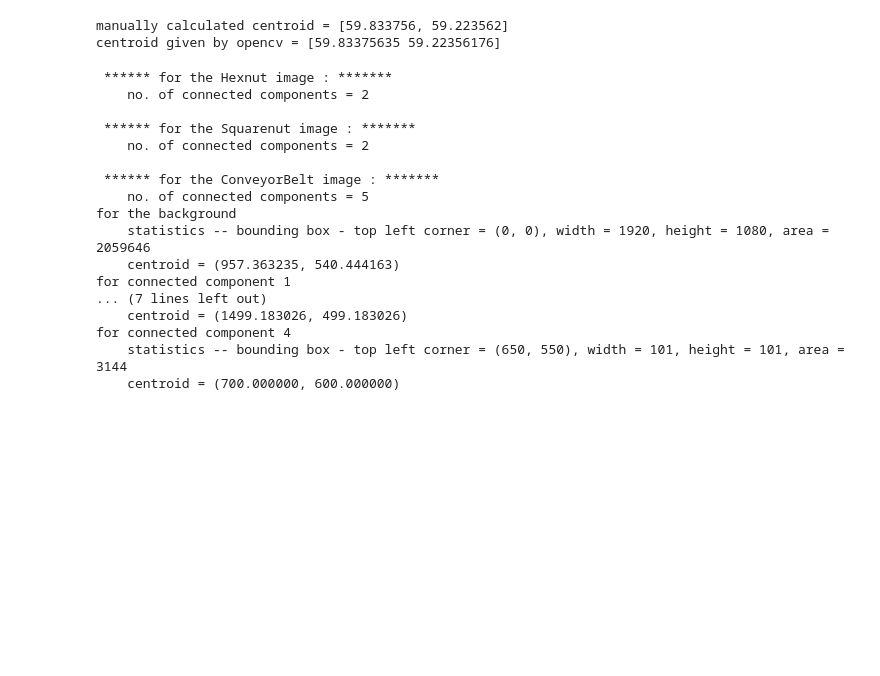
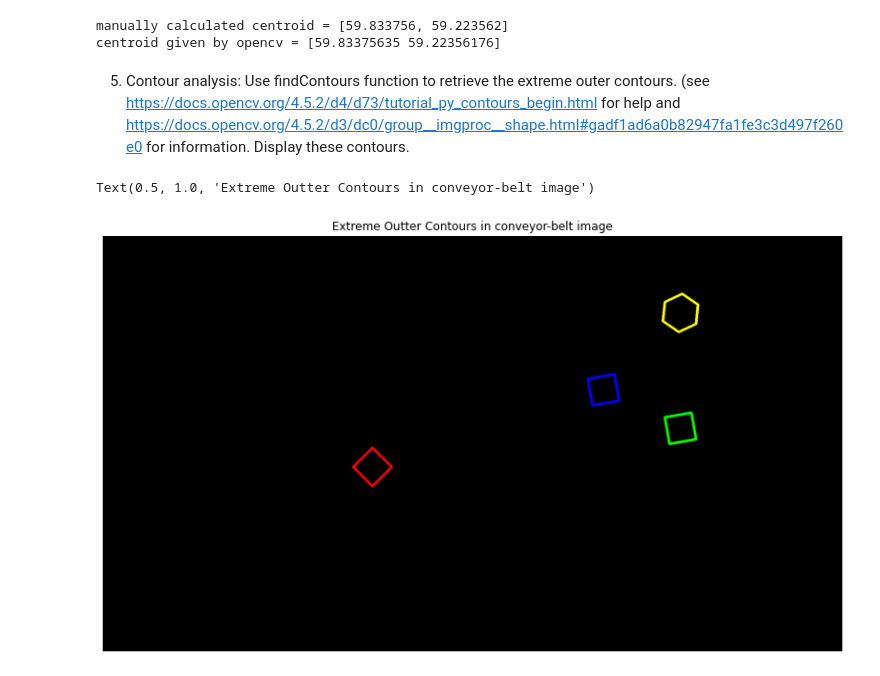
Before and after one commit to rajapaksha-rmpap/EN2550-Assignment-3-190484T, a Jupyter notebook: notebook.ipynb, the cells around one changed output. Saved outputs shown, nothing was run; the diff lists cells and outputs as text; code cells hidden in the pictures; blank space fills up the shorter version.

```diff
--- a/notebook.ipynb
+++ b/notebook.ipynb
@@ -160,31 +160,29 @@ print("centroid given by opencv =", info[0][3][1])
 # %% [output]
 manually calculated centroid = [59.833756, 59.223562]
 centroid given by opencv = [59.83375635 59.22356176]
-# %%
-for i in range(len(colormapped_imgs)):
-    retval, labels, stats, centroids = info[i]
-    print("\n ****** for the", titles[i].split()[3], "image : *******")
-    print("    no. of connected components = %d" %retval)
-for j in range(retval):
-    if j == 0: print("for the background")
-    else: print("for connected component %d" %j)
-    print("    statistics -- bounding box - top left corner = (%d, %d), width = %d, height = %d, area = %d" %(stats[j][0], stats[j][1], stats[j][2], stats[j][3], stats[j][4]))
-    print("    centroid = (%f, %f)" %(centroids[j][0], centroids[j][1]))
-# %% [output]
- ****** for the Hexnut image : *******
-    no. of connected components = 2
-
- ****** for the Squarenut image : *******
-    no. of connected components = 2
-
- ****** for the ConveyorBelt image : *******
-    no. of connected components = 5
-for the background
-    statistics -- bounding box - top left corner = (0, 0), width = 1920, height = 1080, area = 2059646
-    centroid = (957.363235, 540.444163)
-for connected component 1
-... (7 lines left out)
-    centroid = (1499.183026, 499.183026)
-for connected component 4
-    statistics -- bounding box - top left corner = (650, 550), width = 101, height = 101, area = 3144
-    centroid = (700.000000, 600.000000)
+# %% [markdown]
+5. Contour analysis: Use findContours function to retrieve the extreme outer contours. (see https://docs.opencv.org/4.5.2/d4/d73/tutorial_py_contours_begin.html for help and https://docs.opencv.org/4.5.2/d3/dc0/group__imgproc__shape.html#gadf1ad6a0b82947fa1fe3c3d497f260e0 for information.
+Display these contours.
+# %%
+# finding all contours in the Conveyor-belt image
+conveyorbelt_img = closed_imgs[2]
+contours, hierarchy = cv.findContours(conveyorbelt_img, cv.RETR_TREE, cv.CHAIN_APPROX_NONE)
+
+# there are total of 8 contours detected; 4 inner and 4 outter contours
+# the outter contours have the indices 0, 2, 4, 6
+outter_contours = [contours[i] for i in (0, 2, 4, 6)]
+
+# creating a black image with the same shape as the conveyor_f100 img
+black = np.zeros(conveyor_f100.shape).astype(np.uint8)
+
+# creating 4 RGB colors; red, green, blue, yellow
+colors = [(255, 0, 0), (0, 255, 0), (0, 0, 255), (255, 255, 0)]
+
+for i, c in enumerate(outter_contours):
+    cv.drawContours(black, [c], -1, colors[i], 5)
+
+fig, ax = plt.subplots(figsize = (16, 8))
+ax.imshow(black); ax.axis('off'); ax.set_title("Extreme Outter Contours in conveyor-belt image")
+# %% [output]
+Text(0.5, 1.0, 'Extreme Outter Contours in conveyor-belt image')
+[figure, added]
```
Also changed, not shown: parts of 12 cells of this notebook.
